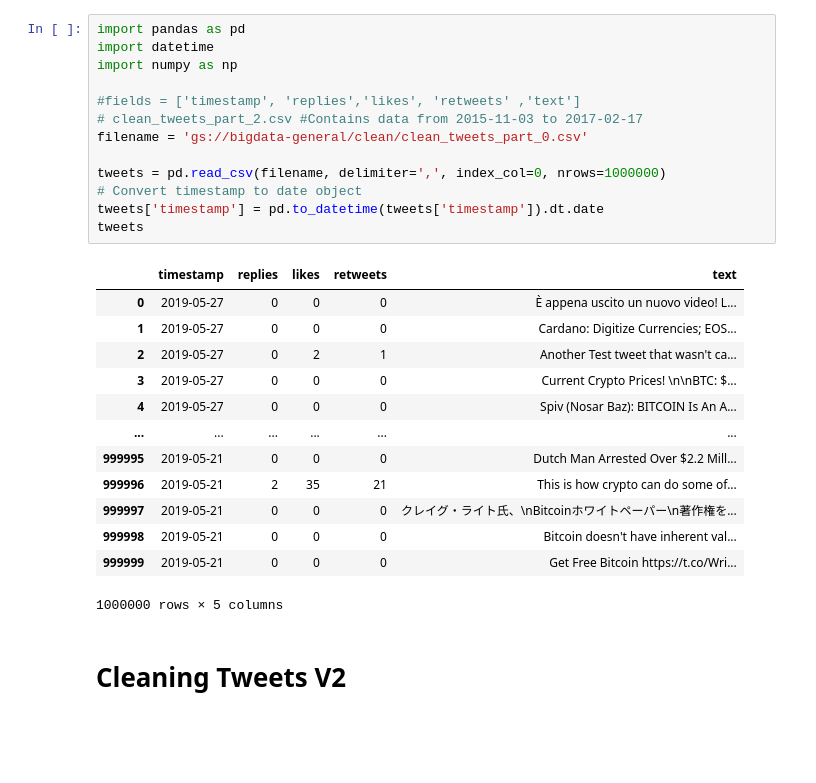
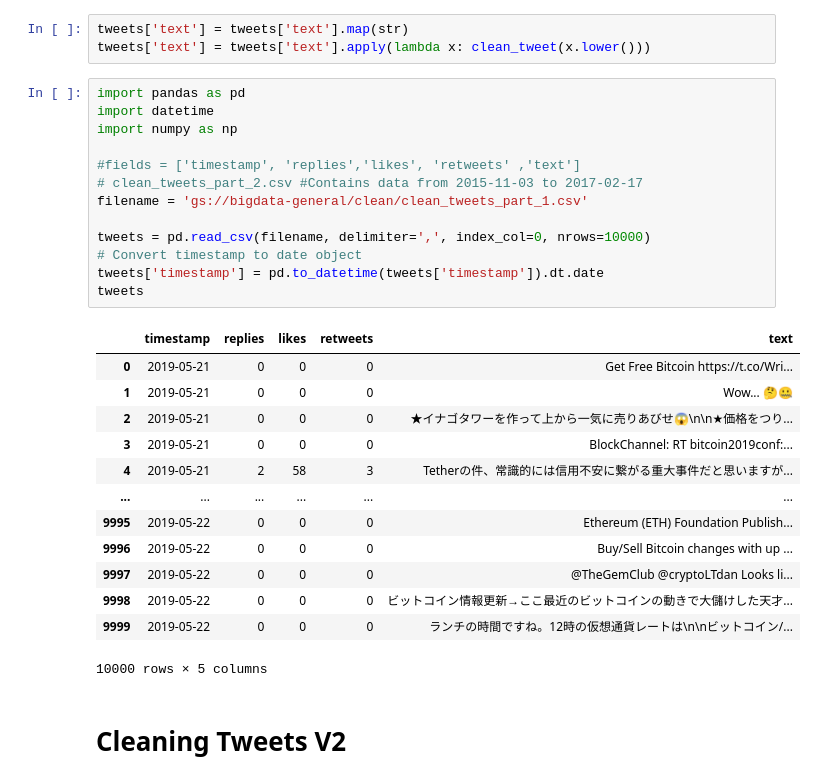
Before and after one commit to AmaruEscalante/bigdata-crypto, a Jupyter notebook: notebooks/Tweets_Labeling.ipynb, the cells around one changed output. Drawn from its saved outputs; the diff is of its cells as text; blank space fills up the shorter version.

```diff
--- a/notebooks/Tweets_Labeling.ipynb
+++ b/notebooks/Tweets_Labeling.ipynb
@@ -1,30 +79,33 @@
+# %%
+tweets['text'] = tweets['text'].map(str)
+tweets['text'] = tweets['text'].apply(lambda x: clean_tweet(x.lower()))
 # %%
 import pandas as pd
 import datetime
 import numpy as np
 
 #fields = ['timestamp', 'replies','likes', 'retweets' ,'text']
 # clean_tweets_part_2.csv #Contains data from 2015-11-03 to 2017-02-17
-filename = 'gs://bigdata-general/clean/clean_tweets_part_0.csv'
+filename = 'gs://bigdata-general/clean/clean_tweets_part_1.csv'
 
-tweets = pd.read_csv(filename, delimiter=',', index_col=0, nrows=1000000)
+tweets = pd.read_csv(filename, delimiter=',', index_col=0, nrows=10000)
 # Convert timestamp to date object
 tweets['timestamp'] = pd.to_datetime(tweets['timestamp']).dt.date
 tweets
 # %% [output]
 |  | timestamp | replies | likes | retweets | text |
-| 0 | 2019-05-27 | 0 | 0 | 0 | È appena uscito un nuovo video! L... |
-| 1 | 2019-05-27 | 0 | 0 | 0 | Cardano: Digitize Currencies; EOS... |
-| 2 | 2019-05-27 | 0 | 2 | 1 | Another Test tweet that wasn't ca... |
-| 3 | 2019-05-27 | 0 | 0 | 0 | Current Crypto Prices! \n\nBTC: $... |
-| 4 | 2019-05-27 | 0 | 0 | 0 | Spiv (Nosar Baz): BITCOIN Is An A... |
+| 0 | 2019-05-21 | 0 | 0 | 0 | Get Free Bitcoin https://t.co/Wri... |
+| 1 | 2019-05-21 | 0 | 0 | 0 | Wow... 🤔🤐 |
+| 2 | 2019-05-21 | 0 | 0 | 0 | ★イナゴタワーを作って上から一気に売りあびせ😱\n\n★価格をつり... |
+| 3 | 2019-05-21 | 0 | 0 | 0 | BlockChannel: RT bitcoin2019conf:... |
+| 4 | 2019-05-21 | 2 | 58 | 3 | Tetherの件、常識的には信用不安に繋がる重大事件だと思いますが... |
 | ... | ... | ... | ... | ... | ... |
-| 999995 | 2019-05-21 | 0 | 0 | 0 | Dutch Man Arrested Over $2.2 Mill... |
-| 999996 | 2019-05-21 | 2 | 35 | 21 | This is how crypto can do some of... |
-| 999997 | 2019-05-21 | 0 | 0 | 0 | クレイグ・ライト氏、\nBitcoinホワイトペーパー\n著作権を... |
-| 999998 | 2019-05-21 | 0 | 0 | 0 | Bitcoin doesn't have inherent val... |
-| 999999 | 2019-05-21 | 0 | 0 | 0 | Get Free Bitcoin https://t.co/Wri... |
+| 9995 | 2019-05-22 | 0 | 0 | 0 | Ethereum (ETH) Foundation Publish... |
+| 9996 | 2019-05-22 | 0 | 0 | 0 | Buy/Sell Bitcoin changes with up ... |
+| 9997 | 2019-05-22 | 0 | 0 | 0 | @TheGemClub @cryptoLTdan Looks li... |
+| 9998 | 2019-05-22 | 0 | 0 | 0 | ビットコイン情報更新→ここ最近のビットコインの動きで大儲けした天才... |
+| 9999 | 2019-05-22 | 0 | 0 | 0 | ランチの時間ですね。12時の仮想通貨レートは\n\nビットコイン/... |
-1000000 rows × 5 columns
+10000 rows × 5 columns
 # %% [markdown]
 # Cleaning Tweets V2
 # %%
```
Also changed, not shown: parts of 7 cells of this notebook.
